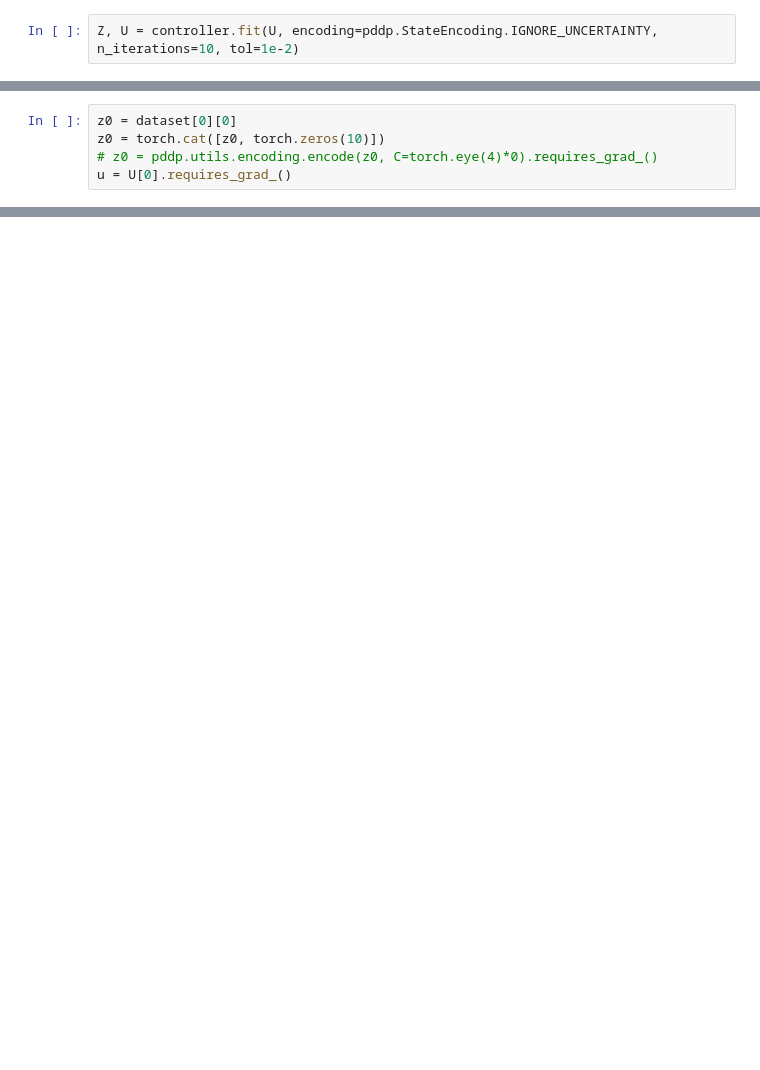
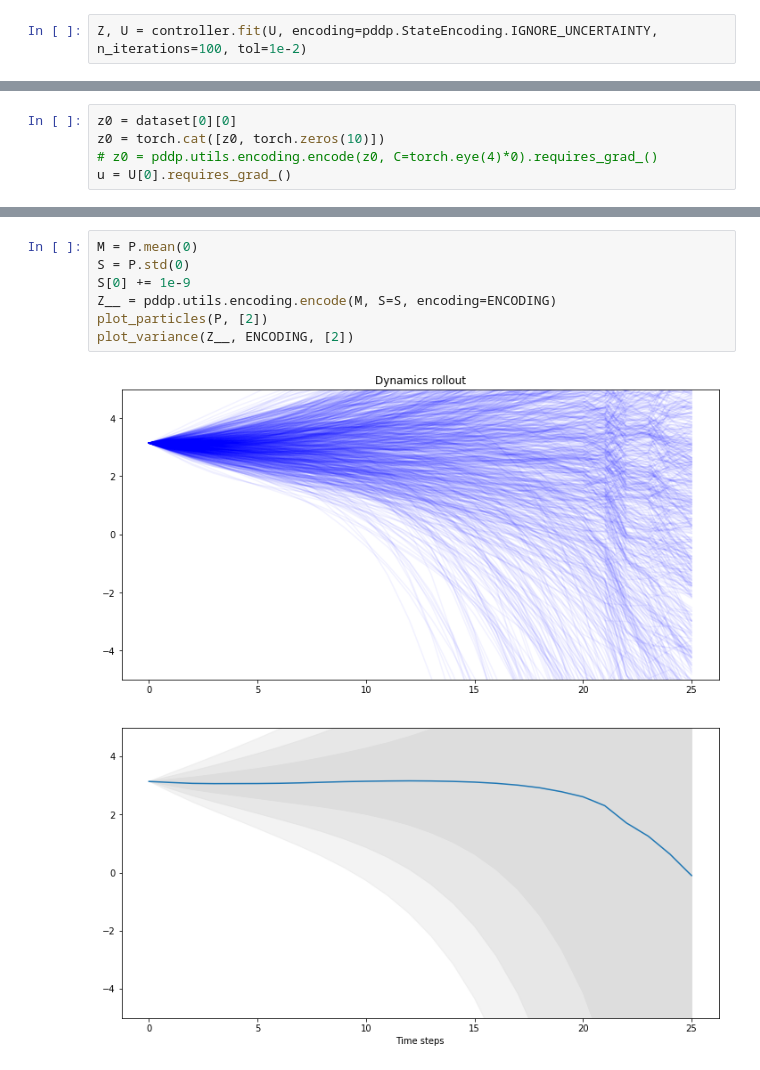
Before and after one commit to anassinator/pddp, a Jupyter notebook: notebooks/bnn_dynamics/rollout.ipynb, the cells around one changed output, grey strips where cells are left out. Drawn from its saved outputs; the diff is of its cells as text; blank space fills up the shorter version.

```diff
--- a/notebooks/bnn_dynamics/rollout.ipynb
+++ b/notebooks/bnn_dynamics/rollout.ipynb
@@ -68,5 +66,5 @@ U = torch.randn(N, env.action_size).double()
 # %%
-Z, U = controller.fit(U, encoding=pddp.StateEncoding.IGNORE_UNCERTAINTY, n_iterations=10, tol=1e-2)
+Z, U = controller.fit(U, encoding=pddp.StateEncoding.IGNORE_UNCERTAINTY, n_iterations=100, tol=1e-2)
 # %% [output]
 [interactive output not drawn]
 # %%
@@ -101,3 +113,13 @@ plot_variance(dataset[0], 4, std_scale=0)
+# %%
+M = P.mean(0)
+S = P.std(0)
+S[0] += 1e-9
+Z__ = pddp.utils.encoding.encode(M, S=S, encoding=ENCODING)
+plot_particles(P, [2])
+plot_variance(Z__, ENCODING, [2])
+# %% [output]
+[figure, added]
+[figure, added]
 # %%
 DX = {}
 INPUTS = {}
```
Also changed, not shown: parts of 15 cells of this notebook, 1 other file.
